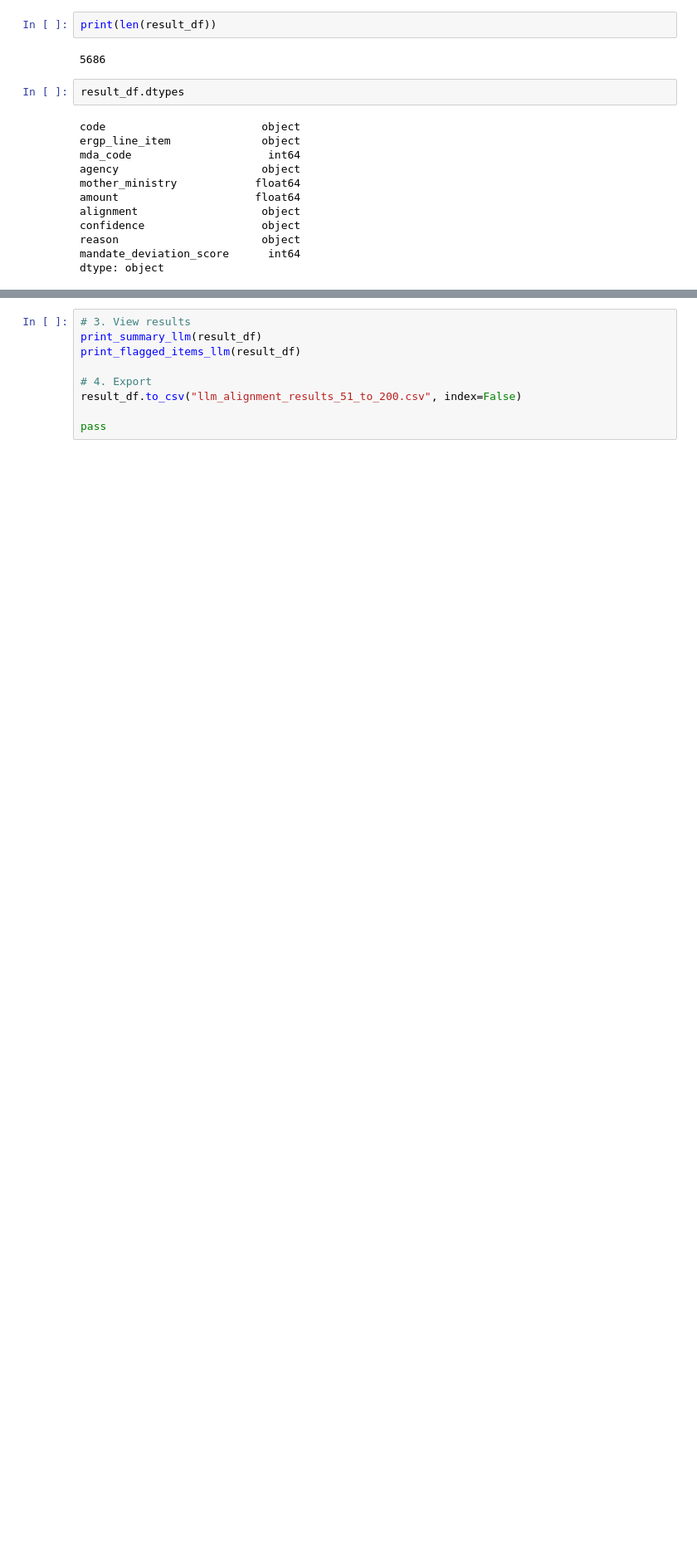
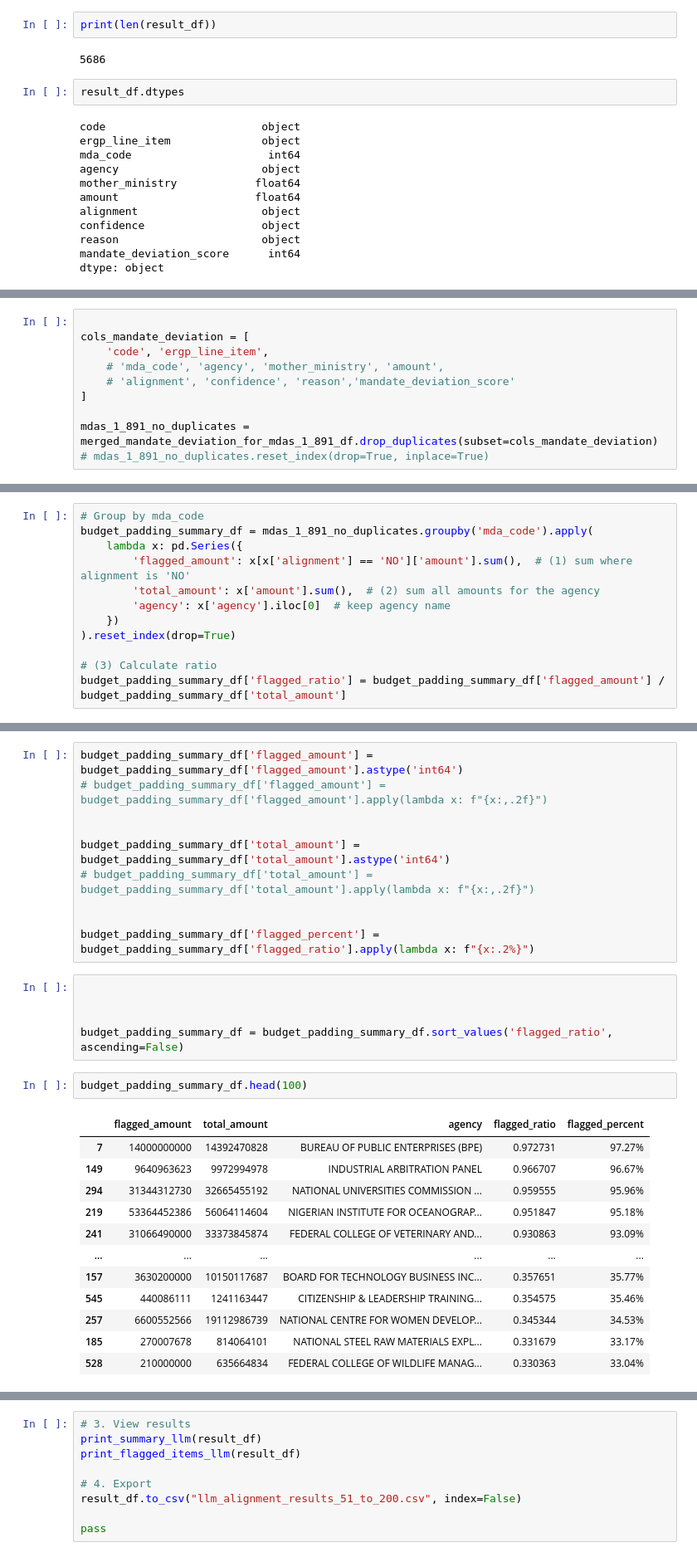
Before and after one commit to abelunbound/fg_interactive_budget, a Jupyter notebook: llm_as_a_judge.ipynb, the cells around one changed output, grey strips where cells are left out. Shown at 83% size. Cells and saved outputs as stored; diff of their text form; blank space fills up the shorter version.

```diff
--- a/llm_as_a_judge.ipynb
+++ b/llm_as_a_judge.ipynb
@@ -692,0 +823,10 @@ dtype: object
+# %%
+
+cols_mandate_deviation = [
+    'code', 'ergp_line_item',
+    # 'mda_code', 'agency', 'mother_ministry', 'amount',
+    # 'alignment', 'confidence', 'reason','mandate_deviation_score'
+]
+
+mdas_1_891_no_duplicates = merged_mandate_deviation_for_mdas_1_891_df.drop_duplicates(subset=cols_mandate_deviation)
+# mdas_1_891_no_duplicates.reset_index(drop=True, inplace=True)
@@ -692,0 +853,12 @@ dtype: object
+# %%
+# Group by mda_code
+budget_padding_summary_df = mdas_1_891_no_duplicates.groupby('mda_code').apply(
+    lambda x: pd.Series({
+        'flagged_amount': x[x['alignment'] == 'NO']['amount'].sum(),  # (1) sum where alignment is 'NO'
+        'total_amount': x['amount'].sum(),  # (2) sum all amounts for the agency
+        'agency': x['agency'].iloc[0]  # keep agency name
+    })
+).reset_index(drop=True)
+
+# (3) Calculate ratio
+budget_padding_summary_df['flagged_ratio'] = budget_padding_summary_df['flagged_amount'] / budget_padding_summary_df['total_amount']
@@ -692,0 +874,30 @@ dtype: object
+# %%
+budget_padding_summary_df['flagged_amount'] = budget_padding_summary_df['flagged_amount'].astype('int64')
+# budget_padding_summary_df['flagged_amount'] = budget_padding_summary_df['flagged_amount'].apply(lambda x: f"{x:,.2f}")
+
+
+budget_padding_summary_df['total_amount'] = budget_padding_summary_df['total_amount'].astype('int64')
+# budget_padding_summary_df['total_amount'] = budget_padding_summary_df['total_amount'].apply(lambda x: f"{x:,.2f}")
+
+
+budget_padding_summary_df['flagged_percent'] = budget_padding_summary_df['flagged_ratio'].apply(lambda x: f"{x:.2%}")
+# %%
+
+
+
+budget_padding_summary_df = budget_padding_summary_df.sort_values('flagged_ratio', ascending=False)
+# %%
+budget_padding_summary_df.head(100)
+# %% [output]
+|  | flagged_amount | total_amount | agency | flagged_ratio | flagged_percent |
+| 7 | 14000000000 | 14392470828 | BUREAU OF PUBLIC ENTERPRISES (BPE) | 0.972731 | 97.27% |
+| 149 | 9640963623 | 9972994978 | INDUSTRIAL ARBITRATION PANEL | 0.966707 | 96.67% |
+| 294 | 31344312730 | 32665455192 | NATIONAL UNIVERSITIES COMMISSION ... | 0.959555 | 95.96% |
+| 219 | 53364452386 | 56064114604 | NIGERIAN INSTITUTE FOR OCEANOGRAP... | 0.951847 | 95.18% |
+| 241 | 31066490000 | 33373845874 | FEDERAL COLLEGE OF VETERINARY AND... | 0.930863 | 93.09% |
+| ... | ... | ... | ... | ... | ... |
+| 157 | 3630200000 | 10150117687 | BOARD FOR TECHNOLOGY BUSINESS INC... | 0.357651 | 35.77% |
+| 545 | 440086111 | 1241163447 | CITIZENSHIP & LEADERSHIP TRAINING... | 0.354575 | 35.46% |
+| 257 | 6600552566 | 19112986739 | NATIONAL CENTRE FOR WOMEN DEVELOP... | 0.345344 | 34.53% |
+| 185 | 270007678 | 814064101 | NATIONAL STEEL RAW MATERIALS EXPL... | 0.331679 | 33.17% |
+| 528 | 210000000 | 635664834 | FEDERAL COLLEGE OF WILDLIFE MANAG... | 0.330363 | 33.04% |
```
Also changed, not shown: parts of 33 cells of this notebook, 16 other files.
